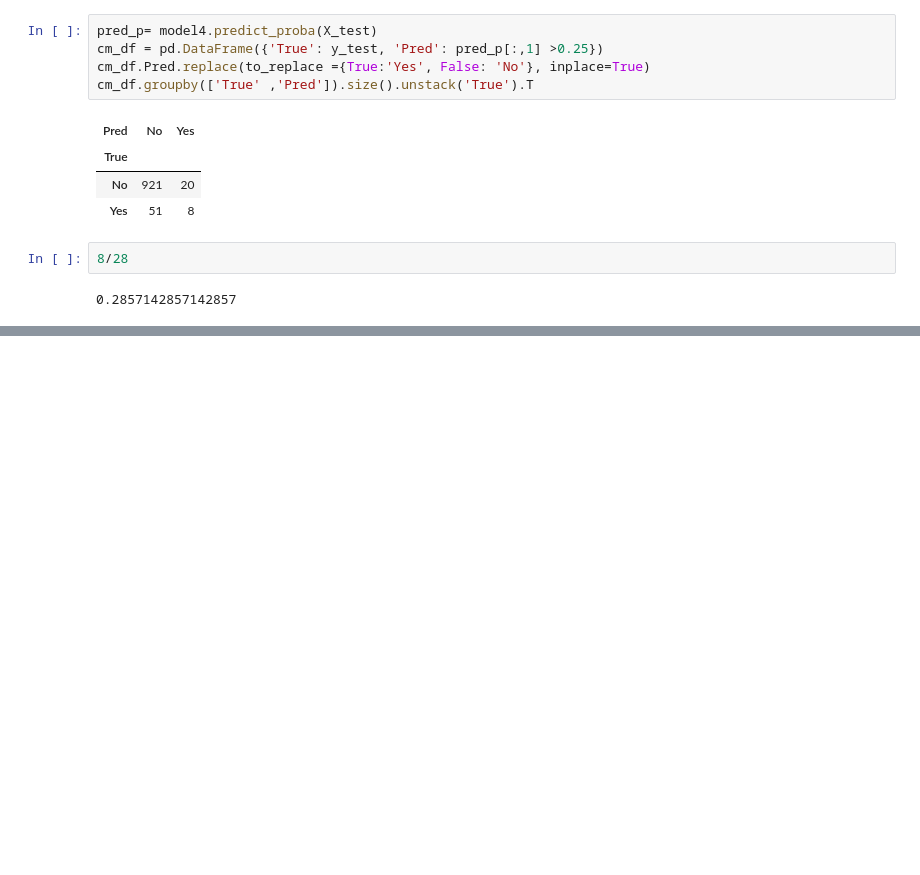
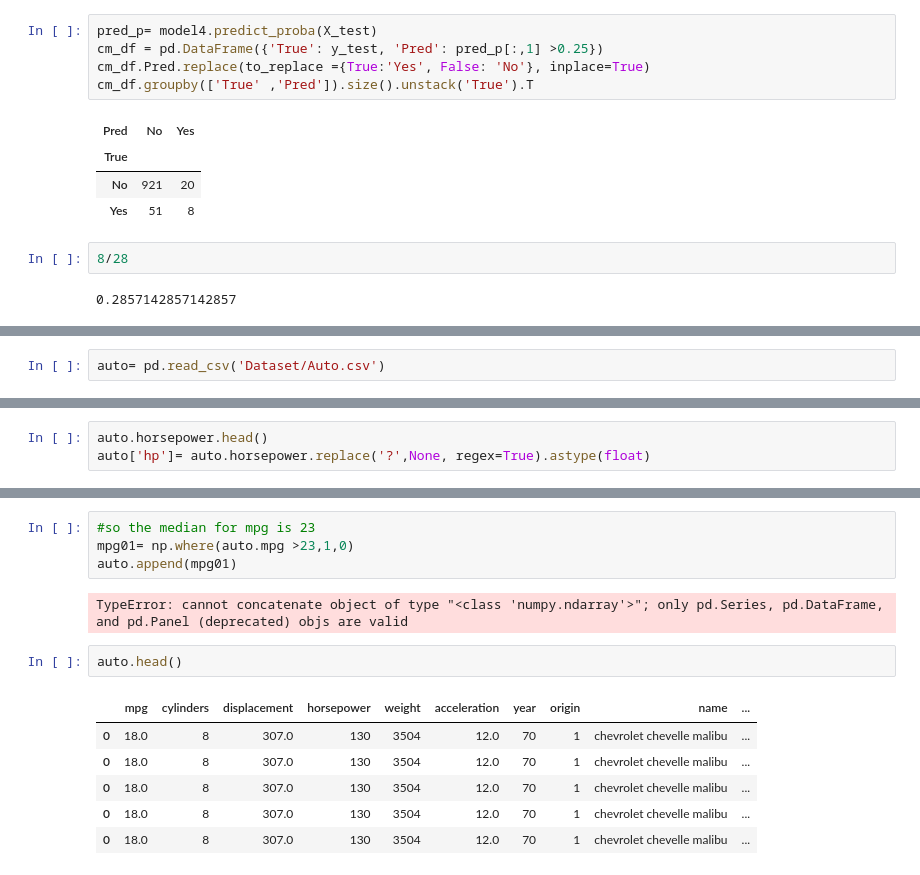
Before and after one commit to junyanyao/ISLR_Python, a Jupyter notebook: Ch4 Classification.ipynb, the cells around one changed output, grey strips where cells are left out. Cells and saved outputs as stored; diff of their text form; blank space fills up the shorter version.

```diff
--- a/Ch4 Classification.ipynb
+++ b/Ch4 Classification.ipynb
@@ -464,0 +476,2 @@ cm_df.groupby(['True' ,'Pred']).size().unstack('True').T
+# %%
+auto= pd.read_csv('Dataset/Auto.csv')
@@ -464,0 +495,3 @@ cm_df.groupby(['True' ,'Pred']).size().unstack('True').T
+# %%
+auto.horsepower.head()
+auto['hp']= auto.horsepower.replace('?',None, regex=True).astype(float)
@@ -464,0 +510,15 @@ cm_df.groupby(['True' ,'Pred']).size().unstack('True').T
+# %%
+#so the median for mpg is 23
+mpg01= np.where(auto.mpg >23,1,0)
+auto.append(mpg01)
+# %% [output]
+TypeError: cannot concatenate object of type "<class 'numpy.ndarray'>"; only pd.Series, pd.DataFrame, and pd.Panel (deprecated) objs are valid
+# %%
+auto.head()
+# %% [output]
+|  | mpg | cylinders | displacement | horsepower | weight | acceleration | year | origin | name | ... |
+| 0 | 18.0 | 8 | 307.0 | 130 | 3504 | 12.0 | 70 | 1 | chevrolet chevelle malibu | ... |
+| 0 | 18.0 | 8 | 307.0 | 130 | 3504 | 12.0 | 70 | 1 | chevrolet chevelle malibu | ... |
+| 0 | 18.0 | 8 | 307.0 | 130 | 3504 | 12.0 | 70 | 1 | chevrolet chevelle malibu | ... |
+| 0 | 18.0 | 8 | 307.0 | 130 | 3504 | 12.0 | 70 | 1 | chevrolet chevelle malibu | ... |
+| 0 | 18.0 | 8 | 307.0 | 130 | 3504 | 12.0 | 70 | 1 | chevrolet chevelle malibu | ... |
```
Also changed, not shown: parts of 20 cells of this notebook, 1 other file.
